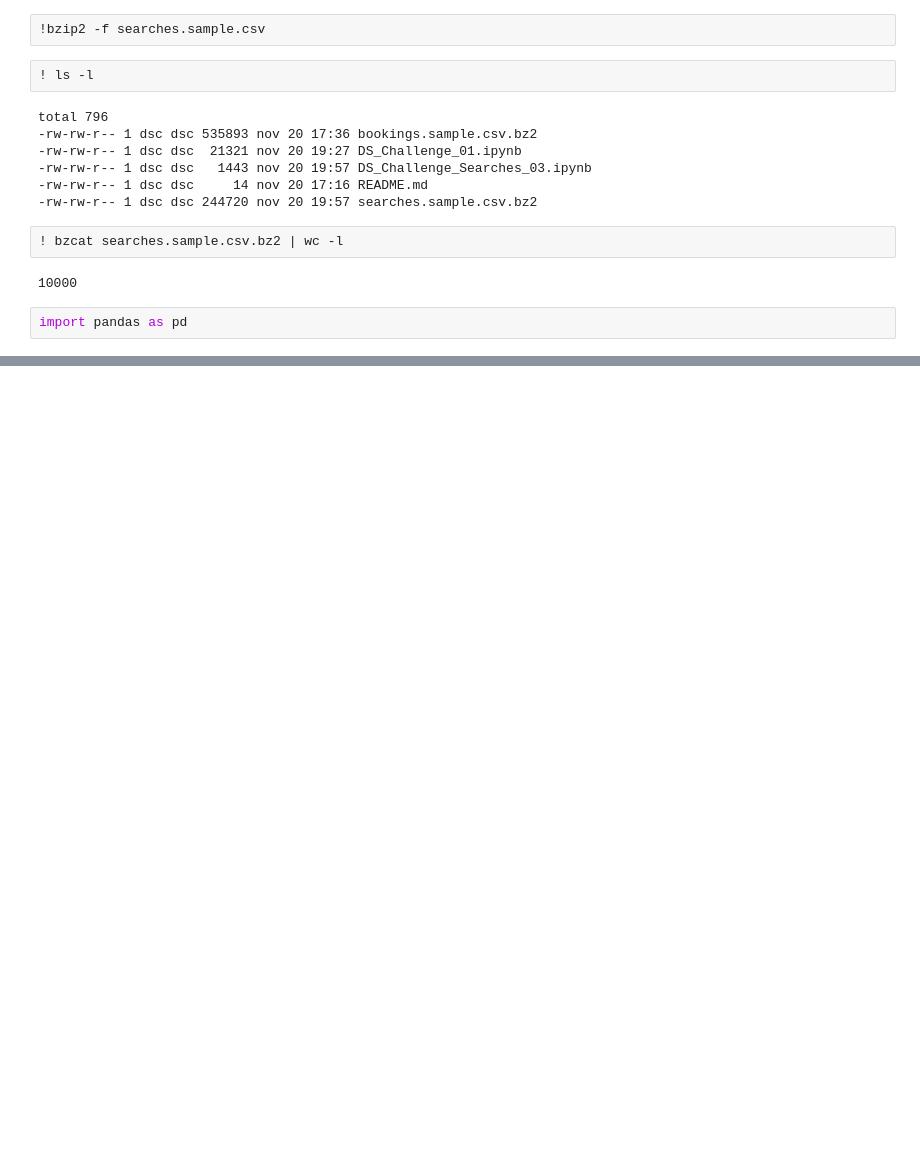
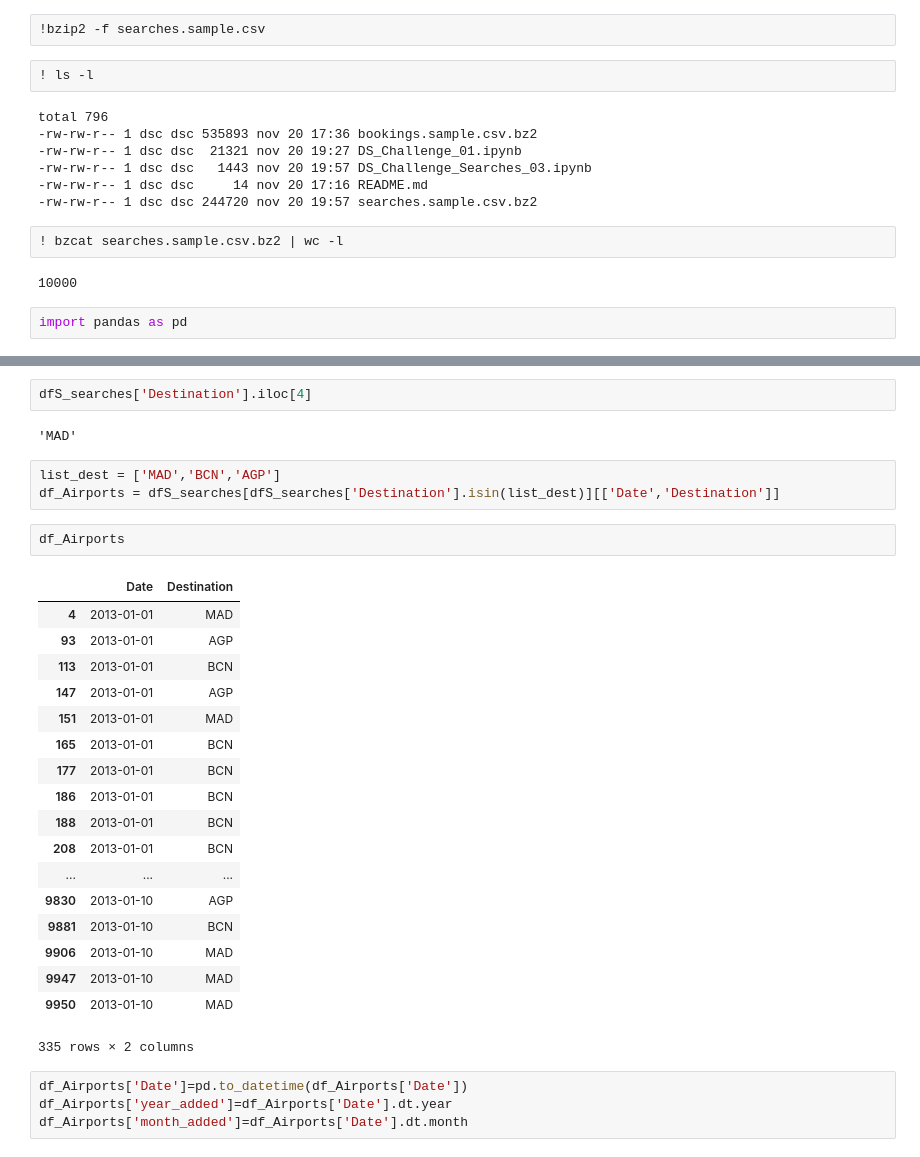
Before and after one commit to aeguia/DS_Challenge, a Jupyter notebook: DS_Challenge_Searches_03.ipynb, the cells around one changed output, grey strips where cells are left out. Saved outputs shown, nothing was run; the diff lists cells and outputs as text; blank space fills up the shorter version.

```diff
--- a/DS_Challenge_Searches_03.ipynb
+++ b/DS_Challenge_Searches_03.ipynb
@@ -70,0 +101,32 @@ dfS_bookings.head(5)
+# %%
+dfS_searches['Destination'].iloc[4]
+# %% [output]
+'MAD'
+# %%
+list_dest = ['MAD','BCN','AGP']
+df_Airports = dfS_searches[dfS_searches['Destination'].isin(list_dest)][['Date','Destination']]
+# %%
+df_Airports
+# %% [output]
+|  | Date | Destination |
+| 4 | 2013-01-01 | MAD |
+| 93 | 2013-01-01 | AGP |
+| 113 | 2013-01-01 | BCN |
+| 147 | 2013-01-01 | AGP |
+| 151 | 2013-01-01 | MAD |
+| 165 | 2013-01-01 | BCN |
+| 177 | 2013-01-01 | BCN |
+| 186 | 2013-01-01 | BCN |
+| 188 | 2013-01-01 | BCN |
+| 208 | 2013-01-01 | BCN |
+| ... | ... | ... |
+| 9830 | 2013-01-10 | AGP |
+| 9881 | 2013-01-10 | BCN |
+| 9906 | 2013-01-10 | MAD |
+| 9947 | 2013-01-10 | MAD |
+| 9950 | 2013-01-10 | MAD |
+335 rows × 2 columns
+# %%
+df_Airports['Date']=pd.to_datetime(df_Airports['Date'])
+df_Airports['year_added']=df_Airports['Date'].dt.year
+df_Airports['month_added']=df_Airports['Date'].dt.month
```
Also changed, not shown: parts of 14 cells of this notebook, 3 other files.
